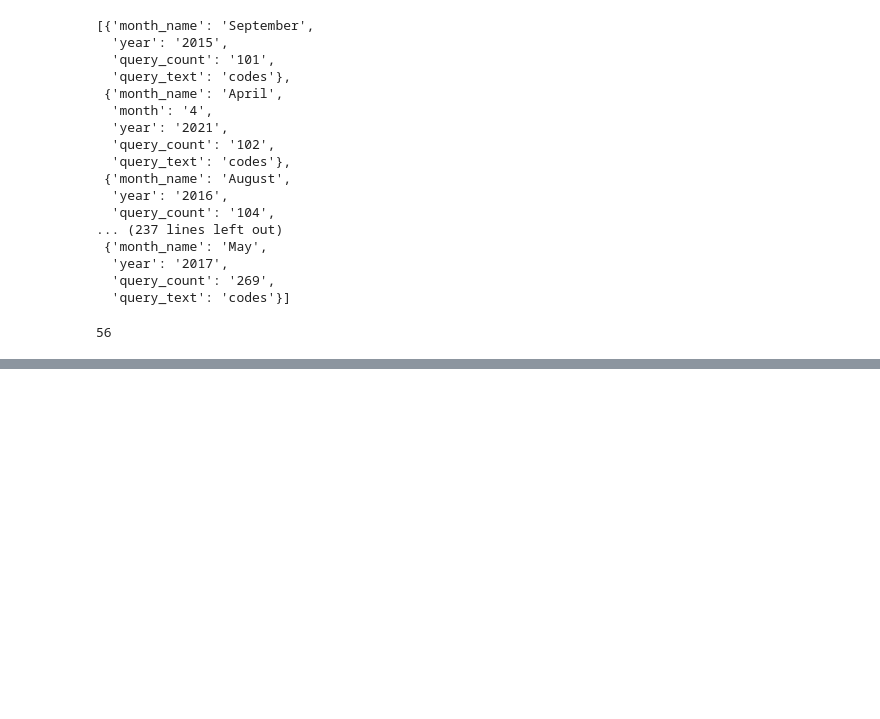
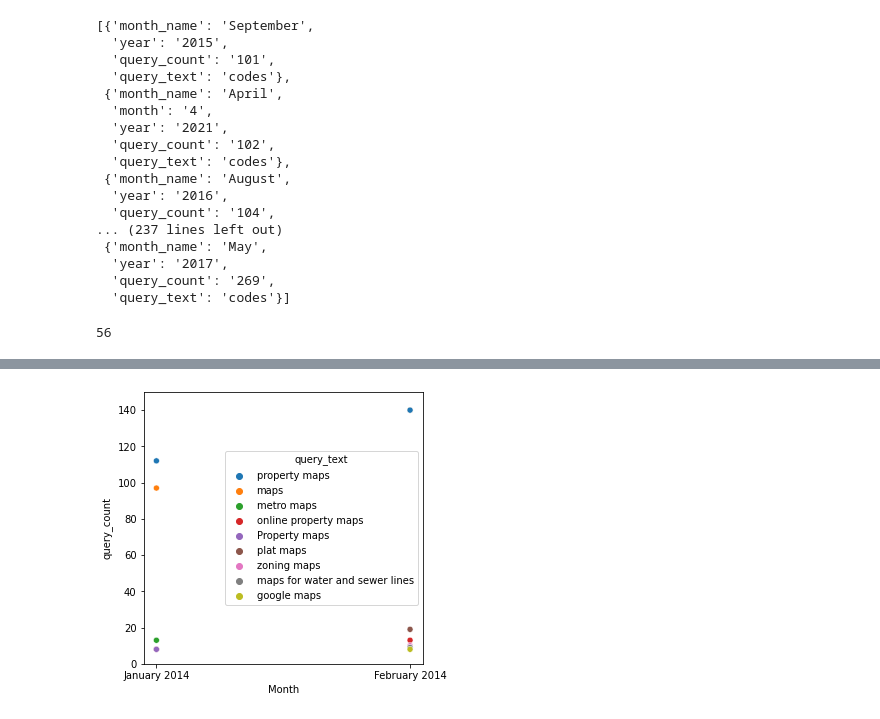
Before and after one commit to NSS-Data-Analytics-Cohort-7/socrata-api-PrestonSpencer, a Jupyter notebook: notebook/socrata_api_preston.ipynb, the cells around one changed output, grey strips where cells are left out. Cells and saved outputs as stored; diff of their text form; code cells hidden in the pictures; blank space fills up the shorter version.

```diff
--- a/notebook/socrata_api_preston.ipynb
+++ b/notebook/socrata_api_preston.ipynb
@@ -174,0 +278,3 @@ len(codes_df)
+# %%
+maps_df_2 = full_df[full_df['query_text'].str.contains('maps')]
+maps_df_2
@@ -174,0 +296,3 @@ len(codes_df)
+# %%
+maps_df_2['Month'] = maps_df_2['month_name'] + ' ' + maps_df_2['year']
+maps_df_2
@@ -174,0 +319,3 @@ len(codes_df)
+# %%
+maps_df_2['query_count'] = maps_df_2['query_count'].astype(str).astype(int)
+maps_df_2.info()
@@ -174,0 +340,7 @@ len(codes_df)
+# %%
+plt.figure(figsize = (5, 5))
+sns.scatterplot('Month', 'query_count', hue = 'query_text', data = maps_df_2)
+plt.ylim([0, 150])
+plt.show();
+# %% [output]
+[figure, added]
```
Also changed, not shown: parts of 15 cells of this notebook.
